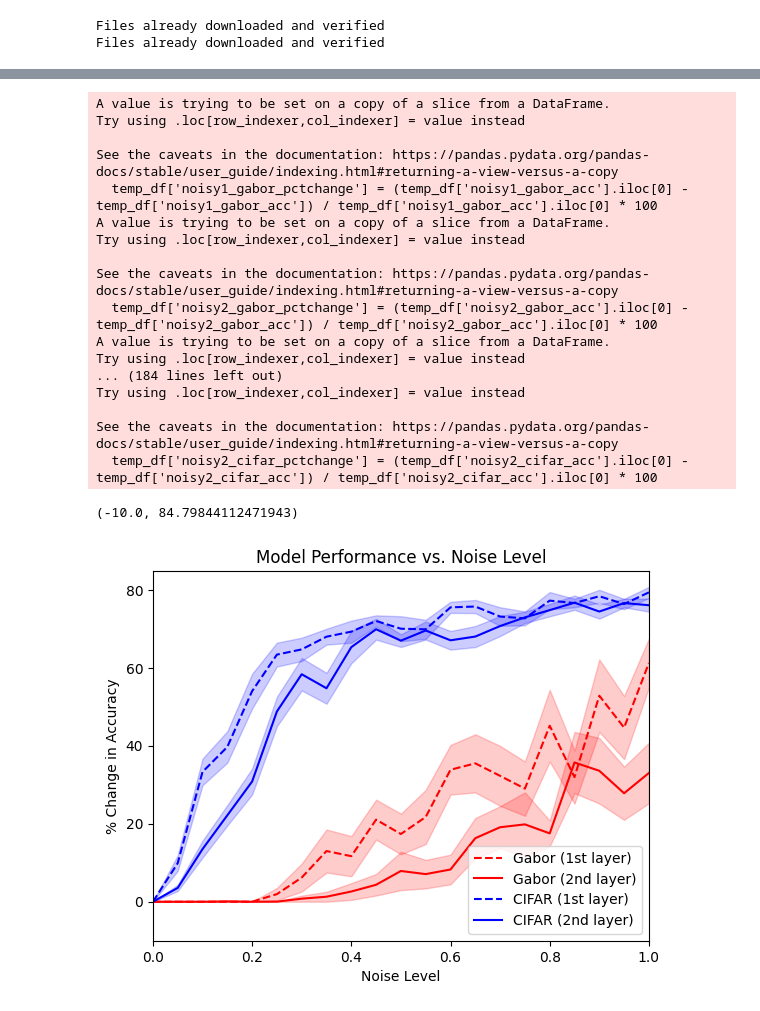
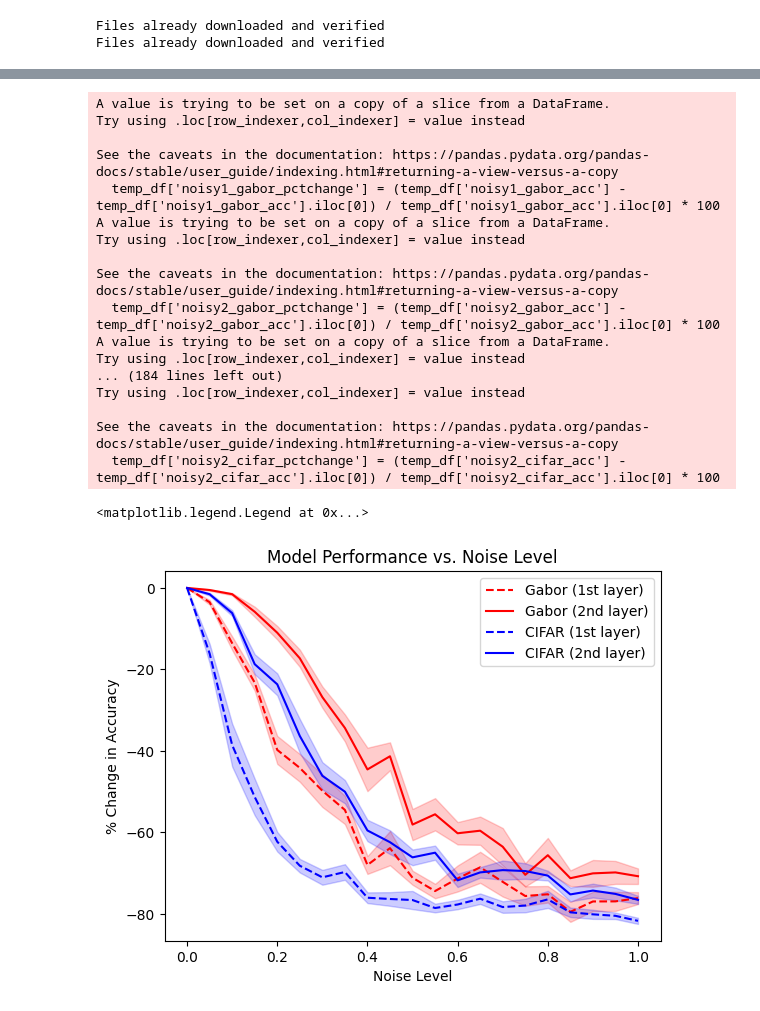
Before and after one commit to sherafatia/v1dd-public, a Jupyter notebook: notebooks/modeling.ipynb, the cells around one changed output, grey strips where cells are left out. Saved outputs shown, nothing was run; the diff lists cells and outputs as text; code cells hidden in the pictures.

```diff
--- a/notebooks/modeling.ipynb
+++ b/notebooks/modeling.ipynb
@@ -152,0 +221,11 @@ Text(0.5, 1.0, 'Validation Accuracy over Epochs')
+# %%
+
+with torch.no_grad():
+    output = model.conv1(input_example).to('cpu')
+# Visualize each feature map
+fig, axes = plt.subplots(2, 8, figsize=(12, 4))
+for i, ax in enumerate(axes.flat):
+    fmap = output[i, :, :]
+    ax.imshow(fmap, cmap="viridis")
+    ax.axis("off")
+plt.suptitle("Conv1 Feature Maps (Activations)")
@@ -152,0 +235,12 @@ Text(0.5, 1.0, 'Validation Accuracy over Epochs')
+# %%
+with torch.no_grad():
+    output = model.relu(model.conv1(input_example))
+    output = model.conv2(output).to('cpu')
+
+# Visualize each feature map
+fig, axes = plt.subplots(2, 8, figsize=(12, 4))
+for i, ax in enumerate(axes.flat):
+    fmap = output[i, :, :]
+    ax.imshow(fmap, cmap="viridis")
+    ax.axis("off")
+plt.suptitle("Conv2 Feature Maps (Activations)")
@@ -239,7 +336,15 @@ noise_levels = np.arange(0, 1.05, 0.05)
 
 for i in range(20):
     model = modeling.ConvNet(in_channels=1, height=32, width=32)
-    model, losses, val_losses, _, _ = modeling.train_model(model, combined_loader, val_dataset=combined_valset, num_epochs=10)
+    model, losses, val_losses, _, _, _, _ = modeling.train_model(
+        model,
+        combined_loader,
+        val_dataset=combined_valset,
+        batch_size=64,
+        probe_size=64,
+        num_epochs=50,
+        early_stopping=True
+    )
 
     gabor_acc = modeling.evaluate_gabor_accuracy(model, gabor_test_loader)
     cifar_acc = modeling.evaluate_cifar_accuracy(model, cifar_test_loader)
@@ -384,10 +473,10 @@ pct_change_dfs = []
 
 for i in range(10):
     temp_df = noise_results_df[noise_results_df['idx'] == i]
-    temp_df['noisy1_gabor_pctchange'] = (temp_df['noisy1_gabor_acc'].iloc[0] - temp_df['noisy1_gabor_acc']) / temp_df['noisy1_gabor_acc'].iloc[0] * 100
-    temp_df['noisy2_gabor_pctchange'] = (temp_df['noisy2_gabor_acc'].iloc[0] - temp_df['noisy2_gabor_acc']) / temp_df['noisy2_gabor_acc'].iloc[0] * 100
-    temp_df['noisy1_cifar_pctchange'] = (temp_df['noisy1_cifar_acc'].iloc[0] - temp_df['noisy1_cifar_acc']) / temp_df['noisy1_cifar_acc'].iloc[0] * 100
-    temp_df['noisy2_cifar_pctchange'] = (temp_df['noisy2_cifar_acc'].iloc[0] - temp_df['noisy2_cifar_acc']) / temp_df['noisy2_cifar_acc'].iloc[0] * 100
+    temp_df['noisy1_gabor_pctchange'] = (temp_df['noisy1_gabor_acc'] - temp_df['noisy1_gabor_acc'].iloc[0]) / temp_df['noisy1_gabor_acc'].iloc[0] * 100
+    temp_df['noisy2_gabor_pctchange'] = (temp_df['noisy2_gabor_acc'] - temp_df['noisy2_gabor_acc'].iloc[0]) / temp_df['noisy2_gabor_acc'].iloc[0] * 100
+    temp_df['noisy1_cifar_pctchange'] = (temp_df['noisy1_cifar_acc'] - temp_df['noisy1_cifar_acc'].iloc[0]) / temp_df['noisy1_cifar_acc'].iloc[0] * 100
+    temp_df['noisy2_cifar_pctchange'] = (temp_df['noisy2_cifar_acc'] - temp_df['noisy2_cifar_acc'].iloc[0]) / temp_df['noisy2_cifar_acc'].iloc[0] * 100
 
     pct_change_dfs.append(temp_df)
 
@@ -397,19 +486,19 @@ A value is trying to be set on a copy of a slice from a DataFrame.
 Try using .loc[row_indexer,col_indexer] = value instead
 
 See the caveats in the documentation: https://pandas.pydata.org/pandas-docs/stable/user_guide/indexing.html#returning-a-view-versus-a-copy
-  temp_df['noisy1_gabor_pctchange'] = (temp_df['noisy1_gabor_acc'].iloc[0] - temp_df['noisy1_gabor_acc']) / temp_df['noisy1_gabor_acc'].iloc[0] * 100
+  temp_df['noisy1_gabor_pctchange'] = (temp_df['noisy1_gabor_acc'] - temp_df['noisy1_gabor_acc'].iloc[0]) / temp_df['noisy1_gabor_acc'].iloc[0] * 100
 A value is trying to be set on a copy of a slice from a DataFrame.
 Try using .loc[row_indexer,col_indexer] = value instead
 
 See the caveats in the documentation: https://pandas.pydata.org/pandas-docs/stable/user_guide/indexing.html#returning-a-view-versus-a-copy
-  temp_df['noisy2_gabor_pctchange'] = (temp_df['noisy2_gabor_acc'].iloc[0] - temp_df['noisy2_gabor_acc']) / temp_df['noisy2_gabor_acc'].iloc[0] * 100
+  temp_df['noisy2_gabor_pctchange'] = (temp_df['noisy2_gabor_acc'] - temp_df['noisy2_gabor_acc'].iloc[0]) / temp_df['noisy2_gabor_acc'].iloc[0] * 100
 A value is trying to be set on a copy of a slice from a DataFrame.
 Try using .loc[row_indexer,col_indexer] = value instead
 ... (184 lines left out)
 Try using .loc[row_indexer,col_indexer] = value instead
 
 See the caveats in the documentation: https://pandas.pydata.org/pandas-docs/stable/user_guide/indexing.html#returning-a-view-versus-a-copy
-  temp_df['noisy2_cifar_pctchange'] = (temp_df['noisy2_cifar_acc'].iloc[0] - temp_df['noisy2_cifar_acc']) / temp_df['noisy2_cifar_acc'].iloc[0] * 100
+  temp_df['noisy2_cifar_pctchange'] = (temp_df['noisy2_cifar_acc'] - temp_df['noisy2_cifar_acc'].iloc[0]) / temp_df['noisy2_cifar_acc'].iloc[0] * 100
 # %%
 import seaborn as sns
 
@@ -436,34 +525,34 @@ sns.lineplot(
     label='Gabor (2nd layer)'
     )
 
 sns.lineplot(
     data=pct_change_df,
     x='noise_level',
     y='noisy1_cifar_pctchange',
     err_style='band',
     errorbar='se',
     color='blue',
     linestyle='--',
     label='CIFAR (1st layer)'
     )
 
 sns.lineplot(
     data=pct_change_df,
     x='noise_level',
     y='noisy2_cifar_pctchange',
     err_style='band',
     errorbar='se',
     color='blue',
     label='CIFAR (2nd layer)'
     )
 
 plt.xlabel('Noise Level')
 plt.ylabel('% Change in Accuracy')
 plt.title('Model Performance vs. Noise Level')
 # plt.legend(['Gabor Accuracy', '', 'CIFAR Accuracy', ''])
 plt.legend()
-plt.xlim(0, 1)
-plt.ylim(bottom=-10)
+# plt.xlim(0, 1)
+# plt.ylim(bottom=-10)
 # %% [output]
-(-10.0, 84.79844112471943)
+<matplotlib.legend.Legend at 0x...>
-[figure, old version]
+[figure, new version]
```
Also changed, not shown: parts of 22 cells of this notebook, 1 other file.
